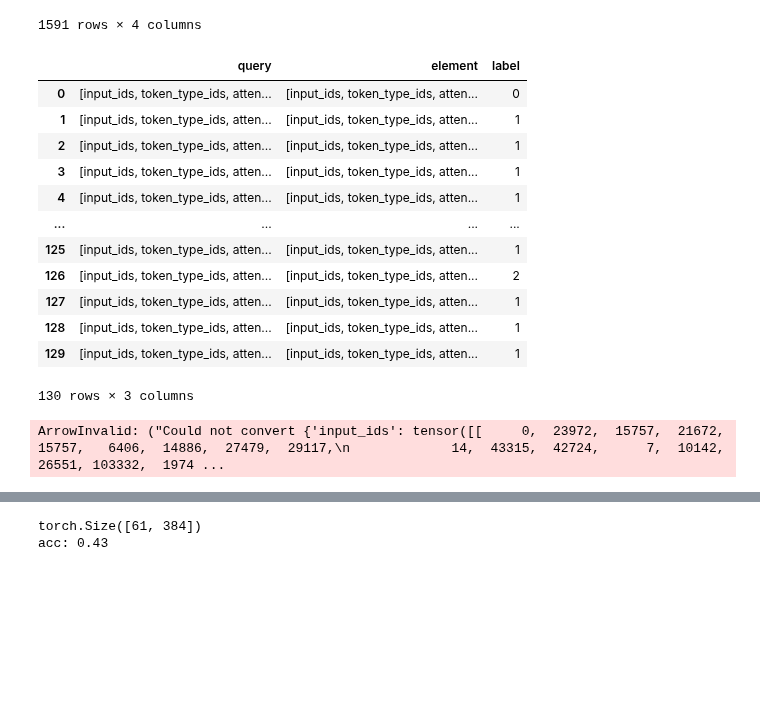
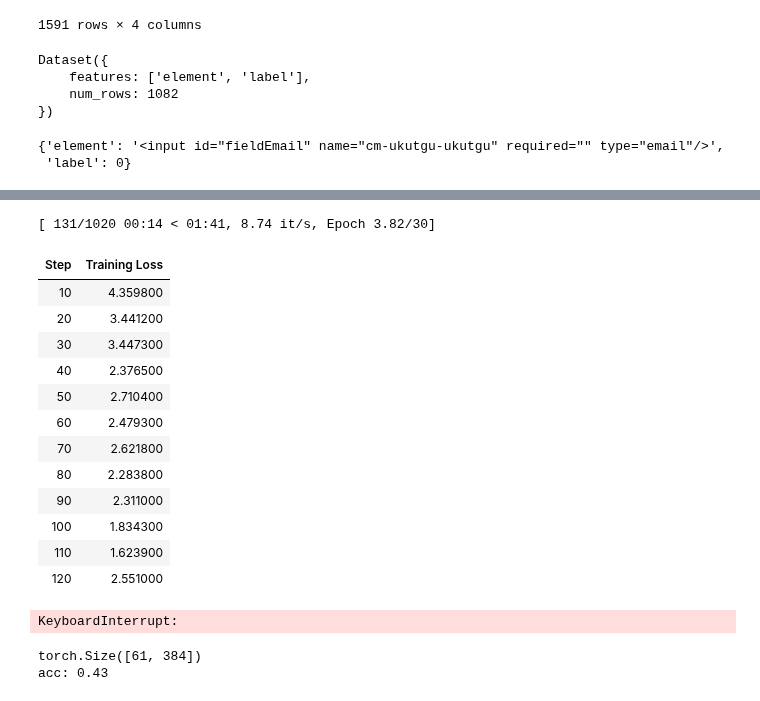
Before and after one commit to majidsh97/LLM, a Jupyter notebook: bi_encoder copy.ipynb, the cells around one changed output, grey strips where cells are left out. Saved outputs shown, nothing was run; the diff lists cells and outputs as text; code cells hidden in the pictures; blank space fills up the shorter version.

```diff
--- a/bi_encoder copy.ipynb
+++ b/bi_encoder copy.ipynb
@@ -218,5 +103,5 @@ Name: label, Length: 130, dtype: int64
 # %%
-data = pd.read_excel('query_element_4.xlsx')
+data = pd.read_excel('./data/query_element_4.xlsx')
 data
 # %% [output]
 |  | query | element | answer | label |
@@ -258,24 +143,6 @@ key2id = dict(zip(u,range(len(u))))
 key2id
 
 data.loc[:,'label'] = data['label'].map(lambda x:key2id[ x ])
-# %%
-tokenized = labeled[['query','element']].map(lambda x: embdeding_tokenizer(str(x),return_tensors='pt'))
-tokenized['label']= labeled_col
-tokenized
-# %% [output]
-|  | query | element | label |
-| 0 | [input_ids, token_type_ids, atten... | [input_ids, token_type_ids, atten... | 0 |
-| 1 | [input_ids, token_type_ids, atten... | [input_ids, token_type_ids, atten... | 1 |
-| 2 | [input_ids, token_type_ids, atten... | [input_ids, token_type_ids, atten... | 1 |
-| 3 | [input_ids, token_type_ids, atten... | [input_ids, token_type_ids, atten... | 1 |
-| 4 | [input_ids, token_type_ids, atten... | [input_ids, token_type_ids, atten... | 1 |
-| ... | ... | ... | ... |
-| 125 | [input_ids, token_type_ids, atten... | [input_ids, token_type_ids, atten... | 1 |
-| 126 | [input_ids, token_type_ids, atten... | [input_ids, token_type_ids, atten... | 2 |
-| 127 | [input_ids, token_type_ids, atten... | [input_ids, token_type_ids, atten... | 1 |
-| 128 | [input_ids, token_type_ids, atten... | [input_ids, token_type_ids, atten... | 1 |
-| 129 | [input_ids, token_type_ids, atten... | [input_ids, token_type_ids, atten... | 1 |
-130 rows × 3 columns
 # %%
 #data.loc[:,'label']=1
 features = Features({
@@ -286,22 +153,28 @@ features = Features({
 })
 train_dataset = datasets.Dataset.from_pandas(data,features)
 
-train_dataset = train_dataset.remove_columns(['answer'])#,'label'])
+train_dataset = train_dataset.remove_columns(['answer','query'])#,'label'])
+train_dataset
+# %% [output]
+Dataset({
+    features: ['element', 'label'],
+    num_rows: 1082
+})
-# %%
-train_dataset = datasets.Dataset.from_pandas(tokenized)
-train_dataset
-# %% [output]
-ArrowInvalid: ("Could not convert {'input_ids': tensor([[     0,  23972,  15757,  21672,  15757,   6406,  14886,  27479,  29117,\n             14,  43315,  42724,      7,  10142,  26551, 103332,  1974 ...
+# %%
+train_dataset[0]
+# %% [output]
+{'element': '<input id="fieldEmail" name="cm-ukutgu-ukutgu" required="" type="email"/>',
+ 'label': 0}
 # %%
 from sentence_transformers.losses import BatchSemiHardTripletLoss as myloss
 trainer  =  SentenceTransformerTrainer(model=embeding_model,
-                           train_dataset=tokenized,
+                           train_dataset=train_dataset,
                            tokenizer=embdeding_tokenizer,
                            loss= myloss(embeding_model)#,384,len(u)),#,'sentence-transformers/all-MiniLM-L12-v2',True),
                            ,args=SentenceTransformerTrainingArguments(
                                output_dir=output_dir,
                                num_train_epochs=30,
-                               per_device_train_batch_size=64,
+                               per_device_train_batch_size=32,
                                logging_steps=10
                            )
 
@@ -314,3 +191,18 @@ ValueError: The truth value of a DataFrame is ambiguous. Use a.empty, a.bool(),
+[ 131/1020 00:14 < 01:41, 8.74 it/s, Epoch 3.82/30]
+| Step | Training Loss |
+| 10 | 4.359800 |
+| 20 | 3.441200 |
+| 30 | 3.447300 |
+| 40 | 2.376500 |
+| 50 | 2.710400 |
+| 60 | 2.479300 |
+| 70 | 2.621800 |
+| 80 | 2.283800 |
+| 90 | 2.311000 |
+| 100 | 1.834300 |
+| 110 | 1.623900 |
+| 120 | 2.551000 |
+KeyboardInterrupt:
 # %%
 #c = test_dataset['query'].isna()
 #test_dataset.loc[c,'query']='cv'
```
Also changed, not shown: parts of 8 cells of this notebook, 4 other files.
